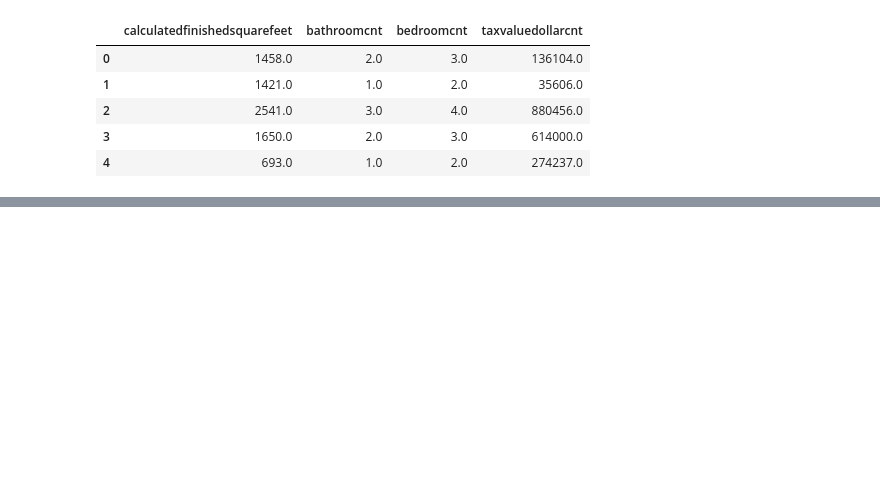
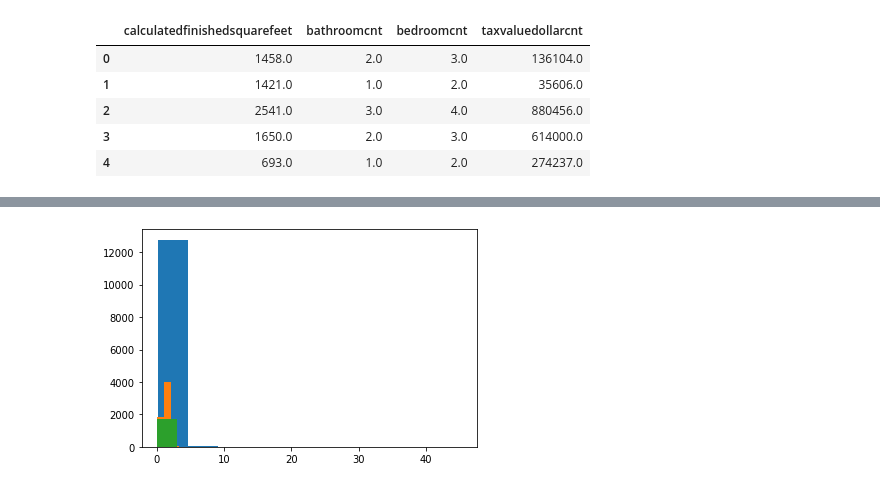
Before and after one commit to Estimating-Home-Value/Predicting-Tax-Assessed-Home-Values, a Jupyter notebook: scratchpad_adam.ipynb, the cells around one changed output, grey strips where cells are left out. Saved outputs shown, nothing was run; the diff lists cells and outputs as text; code cells hidden in the pictures; blank space fills up the shorter version.

Commit message:
completed description and visualization of tax data by county

```diff
--- a/scratchpad_adam.ipynb
+++ b/scratchpad_adam.ipynb
@@ -34,3 +35,26 @@ df.head()
 | 2 | 2541.0 | 3.0 | 4.0 | 880456.0 |
 | 3 | 1650.0 | 2.0 | 3.0 | 614000.0 |
 | 4 | 693.0 | 1.0 | 2.0 | 274237.0 |
+# %%
+from os import path
+from acquire import get_connection
+def acquire_cache_tax_data():
+    if not path.isfile('zillow_tax_rate.csv'):
+        query = '''
+        SELECT p.fips, ROUND((p.taxamount / p.taxvaluedollarcnt) * 100, 2) AS taxrate
+        FROM properties_2017 AS p
+        JOIN predictions_2017 AS pr USING (parcelid)
+        WHERE p.propertylandusetypeid IN (261, 262, 263, 264, 266, 268, 273, 275, 276, 279)
+        AND pr.transactiondate between '2017-05-01' AND '2017-06-30'
+        '''
+        url = get_connection('zillow')
+        zillow = pd.read_sql(query, url)
+        zillow.to_csv('zillow_tax_rate.csv')
+    zillow = pd.read_csv('zillow_tax_rate.csv')
+    zillow.drop(columns=['Unnamed: 0'], inplace=True)
+    zillow['County'] = zillow.apply(lambda row: add_county_column(row), axis = 1)
+    zillow.drop(columns=['fips'], inplace=True)
+    return zillow
+# %%
+df = acquire_cache_tax_data()
+df.head()
@@ -36,0 +68,11 @@ df.head()
+# %%
+los_angeles_taxrate = df[df.County == 'Los Angeles'].taxrate
+orange_taxrate = df[df.County == 'Orange'].taxrate
+ventura_taxrate = df[df.County == 'Ventura'].taxrate
+# %%
+plt.hist(los_angeles_taxrate)
+plt.hist(orange_taxrate)
+plt.hist(ventura_taxrate)
+plt.show()
+# %% [output]
+[figure, added]
```
Also changed, not shown: parts of 6 cells of this notebook.
